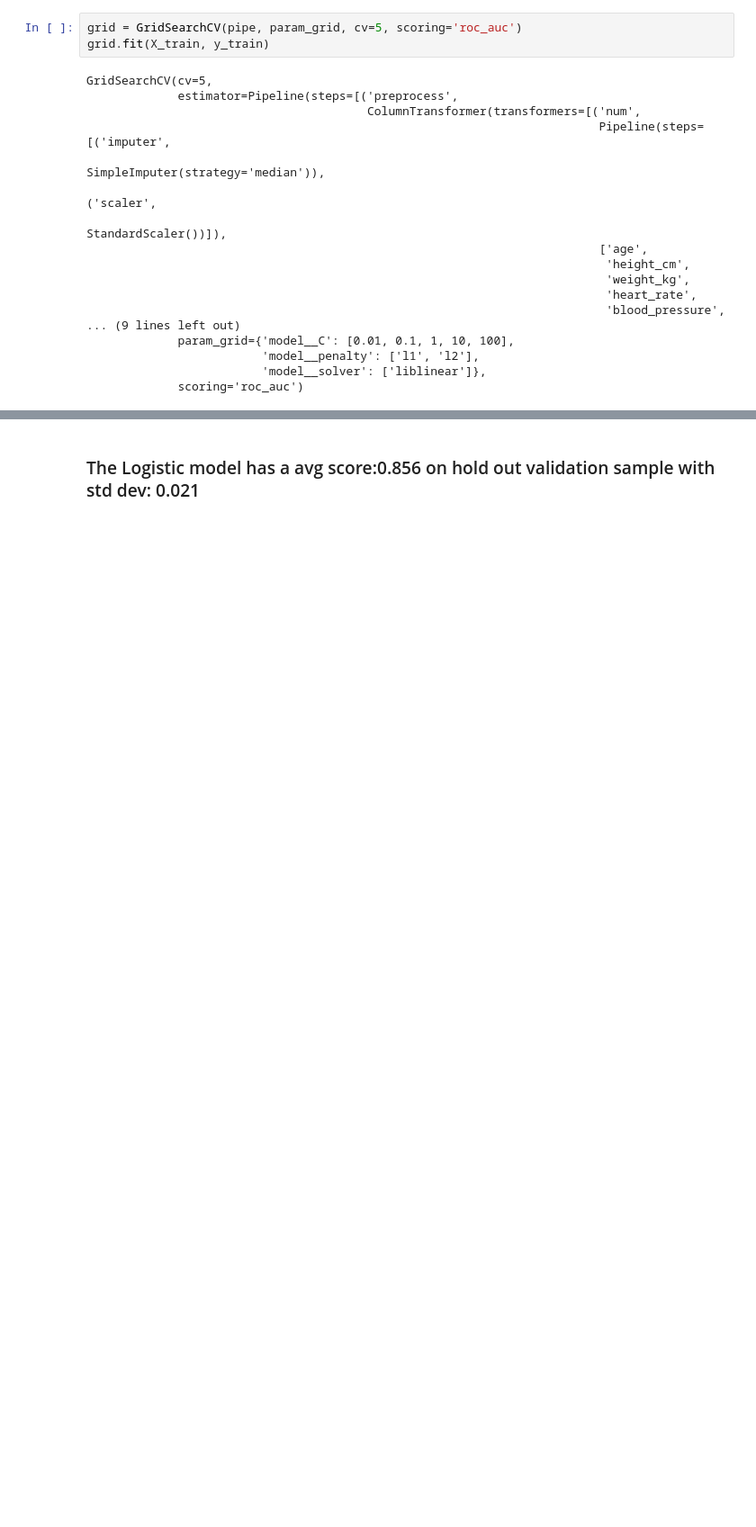
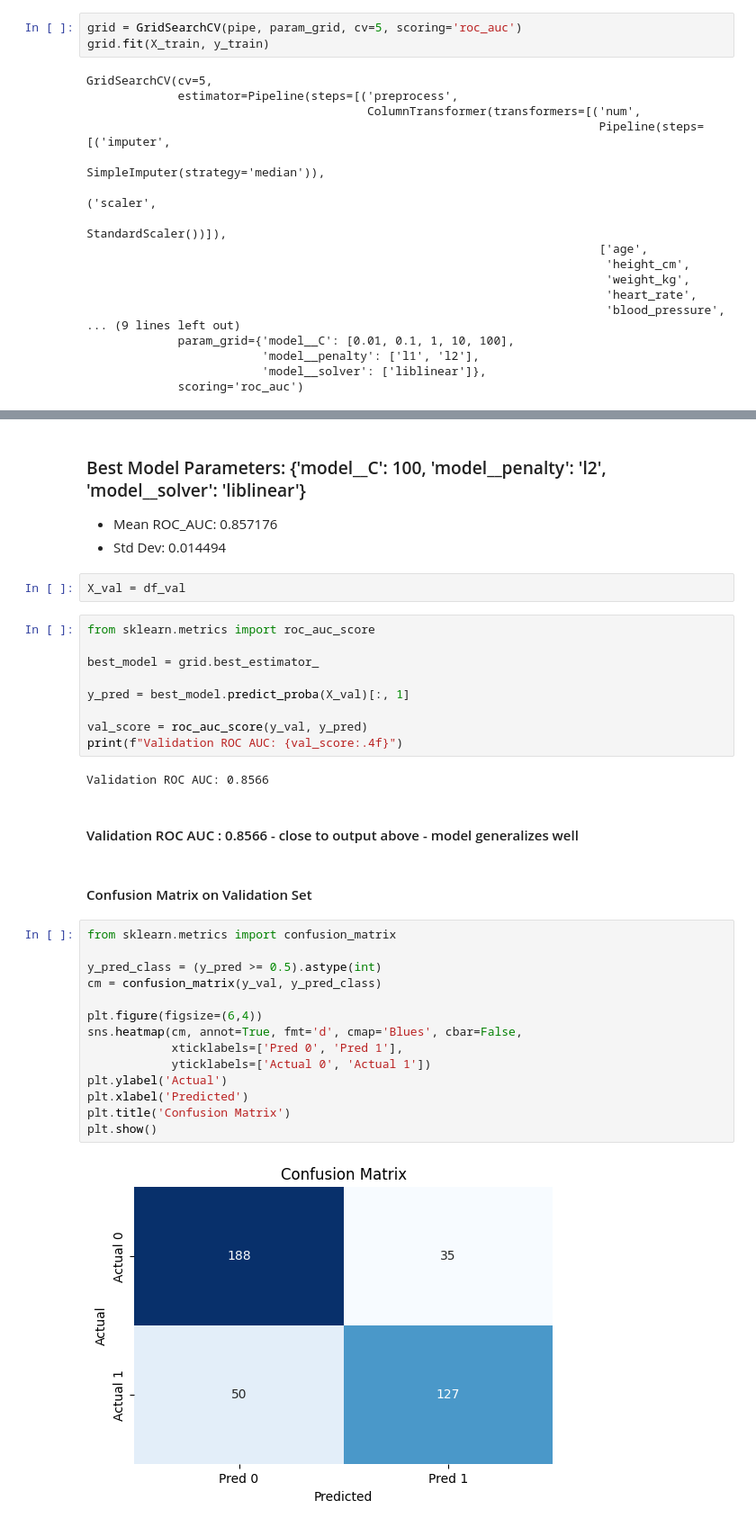
Before and after one commit to sharat25ai-dev/Machine_Learning_Projects, a Jupyter notebook: notebook.ipynb, the cells around one changed output, grey strips where cells are left out. Shown at 90% size. Saved outputs shown, nothing was run; the diff lists cells and outputs as text; blank space fills up the shorter version.

```diff
--- a/notebook.ipynb
+++ b/notebook.ipynb
@@ -409,2 +440,37 @@ print(grid.best_score_)
 # %% [markdown]
-### The Logistic model has a avg score:0.856 on hold out validation sample with std dev: 0.021
+### Best Model Parameters: {'model__C': 100, 'model__penalty': 'l2', 'model__solver': 'liblinear'}
+- Mean ROC_AUC: 0.857176
+- Std Dev: 0.014494
+# %%
+X_val = df_val
+# %%
+from sklearn.metrics import roc_auc_score
+
+best_model = grid.best_estimator_
+
+y_pred = best_model.predict_proba(X_val)[:, 1]
+
+val_score = roc_auc_score(y_val, y_pred)
+print(f"Validation ROC AUC: {val_score:.4f}")
+# %% [output]
+Validation ROC AUC: 0.8566
+# %% [markdown]
+#### Validation ROC AUC : 0.8566 - close to output above - model generalizes well
+# %% [markdown]
+#### Confusion Matrix on Validation Set
+# %%
+from sklearn.metrics import confusion_matrix
+
+y_pred_class = (y_pred >= 0.5).astype(int)
+cm = confusion_matrix(y_val, y_pred_class)
+
+plt.figure(figsize=(6,4))
+sns.heatmap(cm, annot=True, fmt='d', cmap='Blues', cbar=False,
+            xticklabels=['Pred 0', 'Pred 1'],
+            yticklabels=['Actual 0', 'Actual 1'])
+plt.ylabel('Actual')
+plt.xlabel('Predicted')
+plt.title('Confusion Matrix')
+plt.show()
+# %% [output]
+[figure, added]
```
Also changed, not shown: parts of 13 cells of this notebook.
